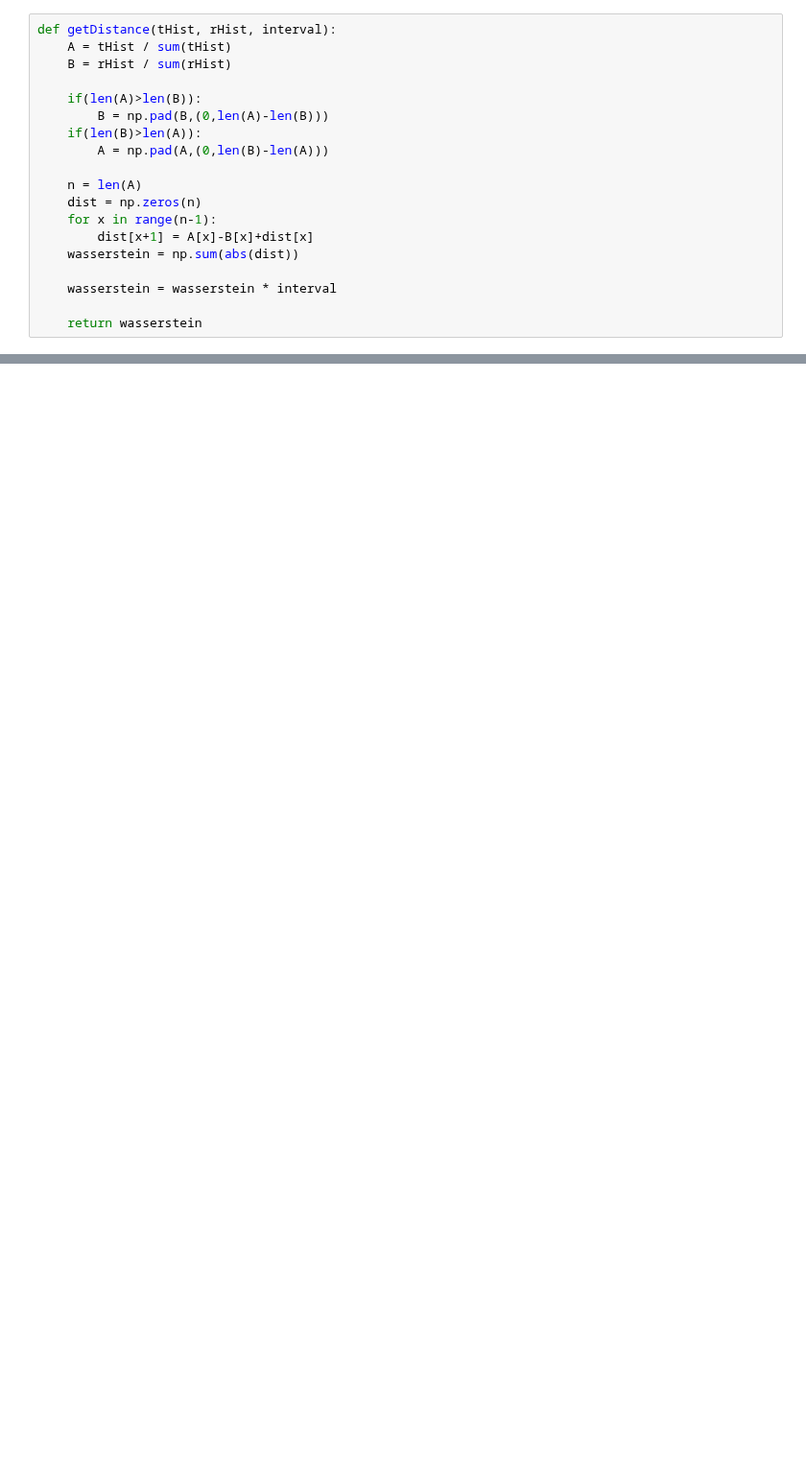
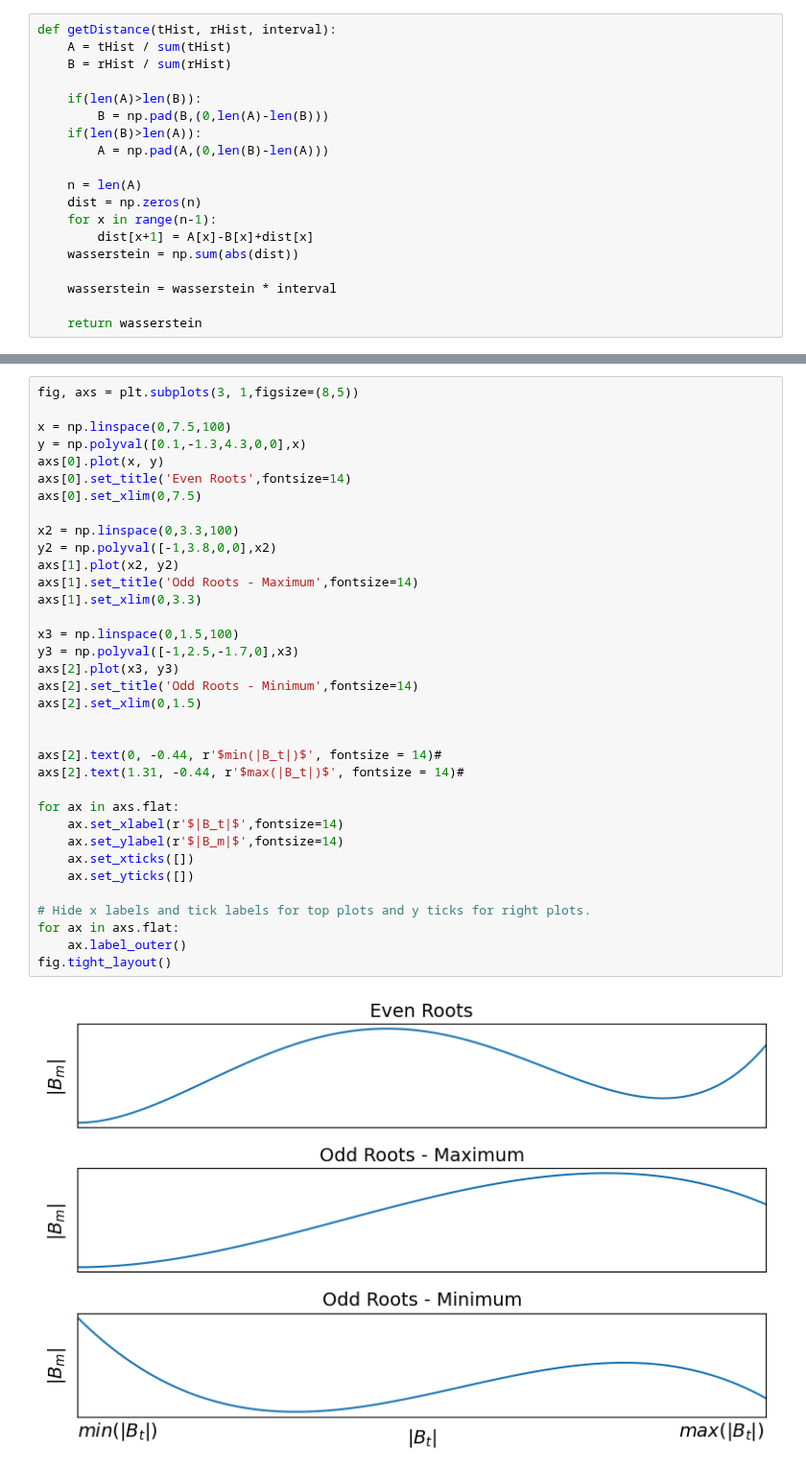
Before and after one commit to Mrozinskikj/MSci-Project, a Jupyter notebook: vis.ipynb, the cells around one changed output, grey strips where cells are left out. Shown at 96% size. Drawn from its saved outputs; the diff is of its cells as text; blank space fills up the shorter version.

```diff
--- a/vis.ipynb
+++ b/vis.ipynb
@@ -445,0 +435,37 @@ getDistance(heatdata[0],heatdata[1],1)
+# %%
+fig, axs = plt.subplots(3, 1,figsize=(8,5))
+
+x = np.linspace(0,7.5,100)
+y = np.polyval([0.1,-1.3,4.3,0,0],x)
+axs[0].plot(x, y)
+axs[0].set_title('Even Roots',fontsize=14)
+axs[0].set_xlim(0,7.5)
+
+x2 = np.linspace(0,3.3,100)
+y2 = np.polyval([-1,3.8,0,0],x2)
+axs[1].plot(x2, y2)
+axs[1].set_title('Odd Roots - Maximum',fontsize=14)
+axs[1].set_xlim(0,3.3)
+
+x3 = np.linspace(0,1.5,100)
+y3 = np.polyval([-1,2.5,-1.7,0],x3)
+axs[2].plot(x3, y3)
+axs[2].set_title('Odd Roots - Minimum',fontsize=14)
+axs[2].set_xlim(0,1.5)
+
+
+axs[2].text(0, -0.44, r'$min(|B_t|)$', fontsize = 14)#
+axs[2].text(1.31, -0.44, r'$max(|B_t|)$', fontsize = 14)#
+
+for ax in axs.flat:
+    ax.set_xlabel(r'$|B_t|$',fontsize=14)
+    ax.set_ylabel(r'$|B_m|$',fontsize=14)
+    ax.set_xticks([])
+    ax.set_yticks([])
+
+# Hide x labels and tick labels for top plots and y ticks for right plots.
+for ax in axs.flat:
+    ax.label_outer()
+fig.tight_layout()
+# %% [output]
+[figure, added]
```
Also changed, not shown: parts of 9 cells of this notebook.
